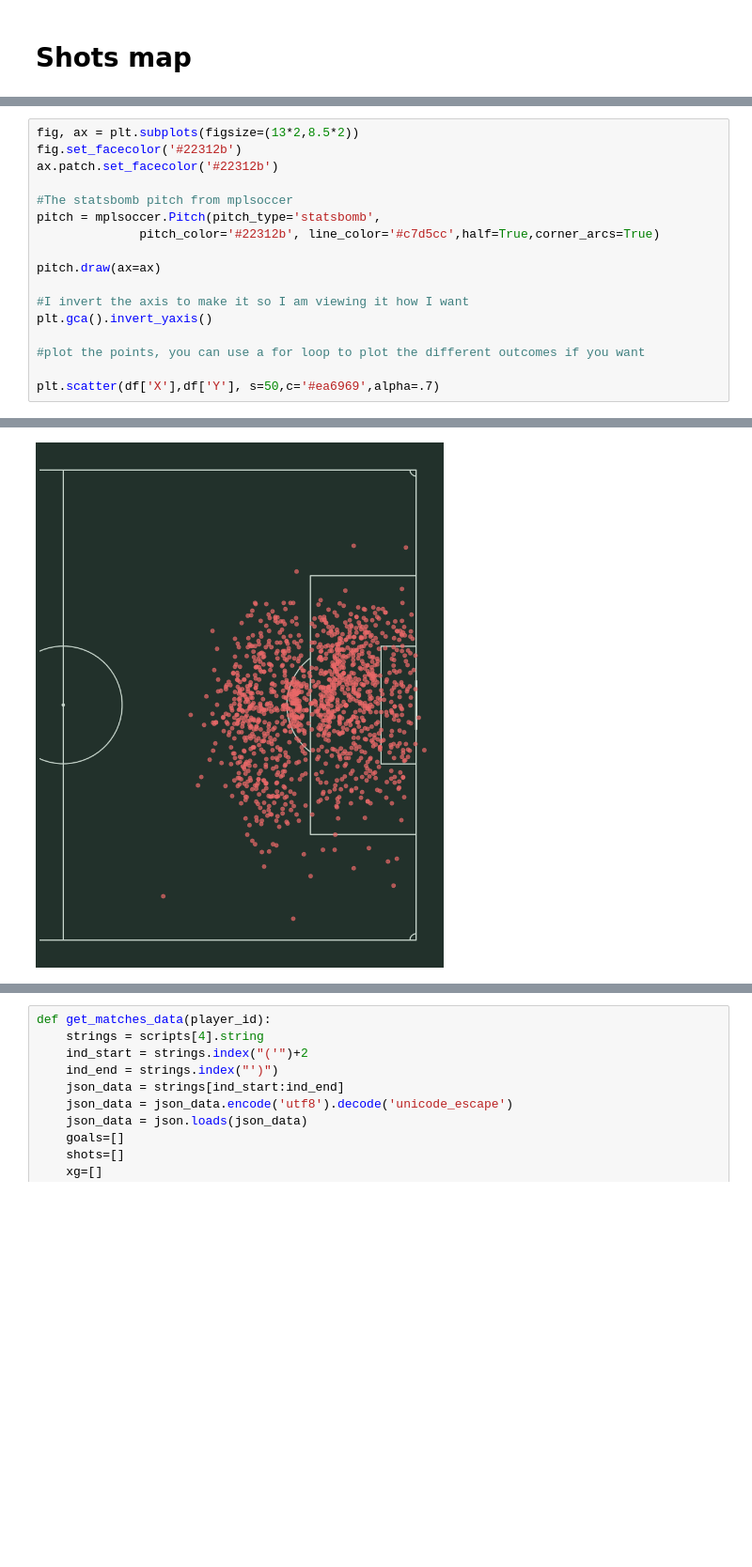
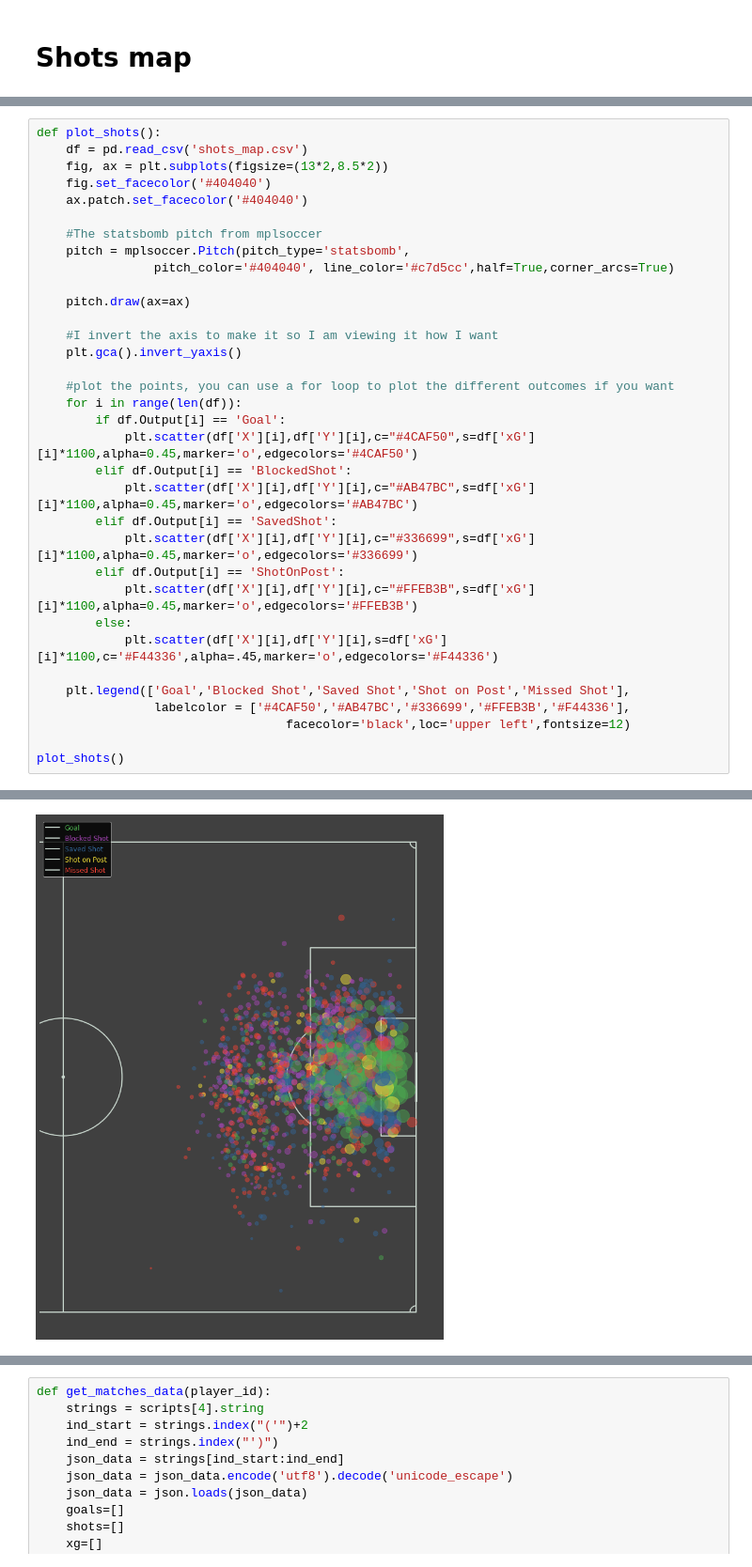
Before and after one commit to trezeguet74/UnderStatScrapper, a Jupyter notebook: UnderStat Scrapper.ipynb, the cells around one changed output, grey strips where cells are left out. Shown at 94% size. Cells and saved outputs as stored; diff of their text form; blank space fills up the shorter version.

```diff
--- a/UnderStat Scrapper.ipynb
+++ b/UnderStat Scrapper.ipynb
@@ -251,18 +261,35 @@ df = pd.read_csv('shots_map.csv')
 # %%
-fig, ax = plt.subplots(figsize=(13*2,8.5*2))
-fig.set_facecolor('#22312b')
-ax.patch.set_facecolor('#22312b')
+def plot_shots():
+    df = pd.read_csv('shots_map.csv')
+    fig, ax = plt.subplots(figsize=(13*2,8.5*2))
+    fig.set_facecolor('#404040')
+    ax.patch.set_facecolor('#404040')
 
-#The statsbomb pitch from mplsoccer
-pitch = mplsoccer.Pitch(pitch_type='statsbomb',
-              pitch_color='#22312b', line_color='#c7d5cc',half=True,corner_arcs=True)
+    #The statsbomb pitch from mplsoccer
+    pitch = mplsoccer.Pitch(pitch_type='statsbomb',
+                pitch_color='#404040', line_color='#c7d5cc',half=True,corner_arcs=True)
 
-pitch.draw(ax=ax)
+    pitch.draw(ax=ax)
 
-#I invert the axis to make it so I am viewing it how I want
-plt.gca().invert_yaxis()
+    #I invert the axis to make it so I am viewing it how I want
+    plt.gca().invert_yaxis()
 
-#plot the points, you can use a for loop to plot the different outcomes if you want
+    #plot the points, you can use a for loop to plot the different outcomes if you want
+    for i in range(len(df)):
+        if df.Output[i] == 'Goal':
+            plt.scatter(df['X'][i],df['Y'][i],c="#4CAF50",s=df['xG'][i]*1100,alpha=0.45,marker='o',edgecolors='#4CAF50')
+        elif df.Output[i] == 'BlockedShot':
+            plt.scatter(df['X'][i],df['Y'][i],c="#AB47BC",s=df['xG'][i]*1100,alpha=0.45,marker='o',edgecolors='#AB47BC')
+        elif df.Output[i] == 'SavedShot':
+            plt.scatter(df['X'][i],df['Y'][i],c="#336699",s=df['xG'][i]*1100,alpha=0.45,marker='o',edgecolors='#336699')
+        elif df.Output[i] == 'ShotOnPost':
+            plt.scatter(df['X'][i],df['Y'][i],c="#FFEB3B",s=df['xG'][i]*1100,alpha=0.45,marker='o',edgecolors='#FFEB3B')
+        else:
+            plt.scatter(df['X'][i],df['Y'][i],s=df['xG'][i]*1100,c='#F44336',alpha=.45,marker='o',edgecolors='#F44336')
 
-plt.scatter(df['X'],df['Y'], s=50,c='#ea6969',alpha=.7)
+    plt.legend(['Goal','Blocked Shot','Saved Shot','Shot on Post','Missed Shot'],
+                labelcolor = ['#4CAF50','#AB47BC','#336699','#FFEB3B','#F44336'],
+                                  facecolor='black',loc='upper left',fontsize=12)
+
+plot_shots()
 # %% [output]
@@ -270 +296 @@ plt.scatter(df['X'],df['Y'], s=50,c='#ea6969',alpha=.7)
-[figure, old version]
+[figure, new version]
```
Also changed, not shown: parts of 26 cells of this notebook.
